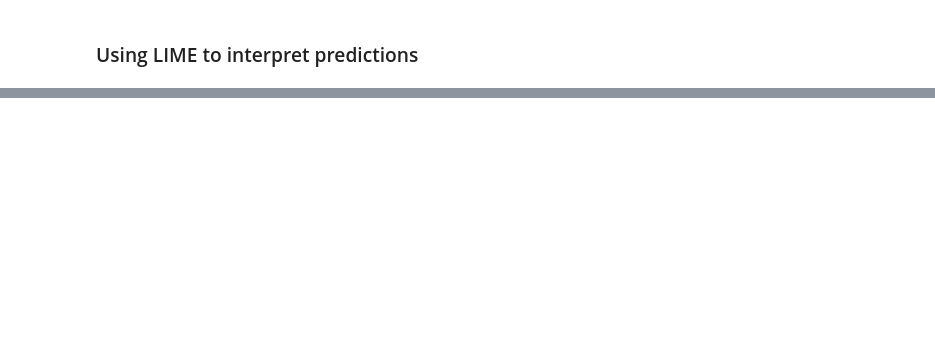
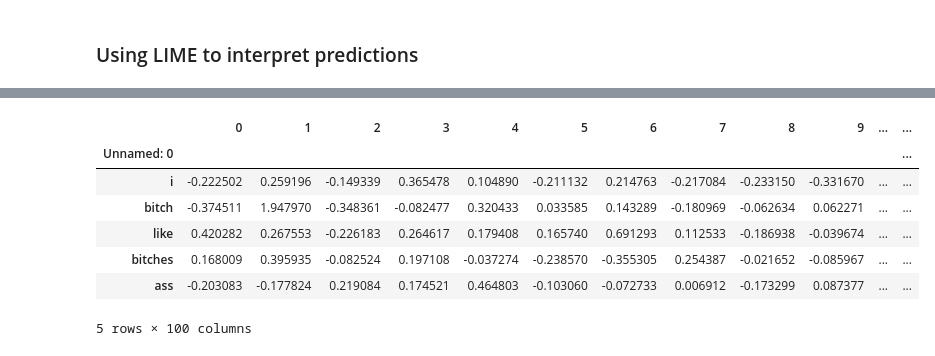
Before and after one commit to sheensta/twitter_hate_speech, a Jupyter notebook: notebooks/Week2_Features_Sean.ipynb, the cells around one changed output, grey strips where cells are left out. Saved outputs shown, nothing was run; the diff lists cells and outputs as text; code cells hidden in the pictures; blank space fills up the shorter version.

```diff
--- a/notebooks/Week2_Features_Sean.ipynb
+++ b/notebooks/Week2_Features_Sean.ipynb
@@ -575,0 +718,14 @@ Actual classification: Offensive
+# %%
+trained_embedding = pd.read_csv('trained_embedding.csv')
+trained_embedding.set_index(trained_embedding['Unnamed: 0'], inplace = True)
+trained_embedding = trained_embedding.drop(columns = 'Unnamed: 0')
+trained_embedding.head()
+# %% [output]
+|  | 0 | 1 | 2 | 3 | 4 | 5 | 6 | 7 | 8 | 9 | ... | ... |
+| Unnamed: 0 |  |  |  |  |  |  |  |  |  |  |  | ... |
+| i | -0.222502 | 0.259196 | -0.149339 | 0.365478 | 0.104890 | -0.211132 | 0.214763 | -0.217084 | -0.233150 | -0.331670 | ... | ... |
+| bitch | -0.374511 | 1.947970 | -0.348361 | -0.082477 | 0.320433 | 0.033585 | 0.143289 | -0.180969 | -0.062634 | 0.062271 | ... | ... |
+| like | 0.420282 | 0.267553 | -0.226183 | 0.264617 | 0.179408 | 0.165740 | 0.691293 | 0.112533 | -0.186938 | -0.039674 | ... | ... |
+| bitches | 0.168009 | 0.395935 | -0.082524 | 0.197108 | -0.037274 | -0.238570 | -0.355305 | 0.254387 | -0.021652 | -0.085967 | ... | ... |
+| ass | -0.203083 | -0.177824 | 0.219084 | 0.174521 | 0.464803 | -0.103060 | -0.072733 | 0.006912 | -0.173299 | 0.087377 | ... | ... |
+5 rows × 100 columns
```
Also changed, not shown: parts of 31 cells of this notebook, 1 other file.
